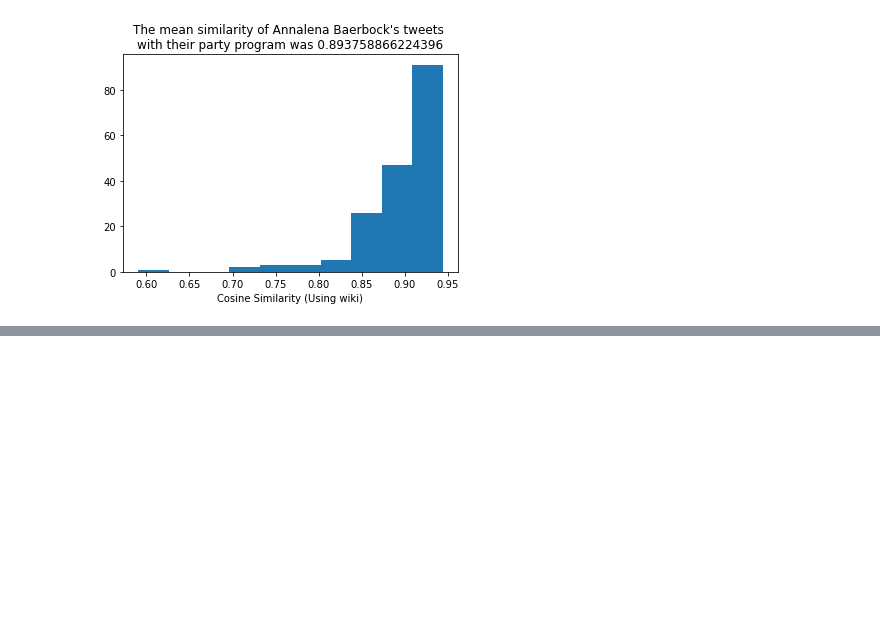
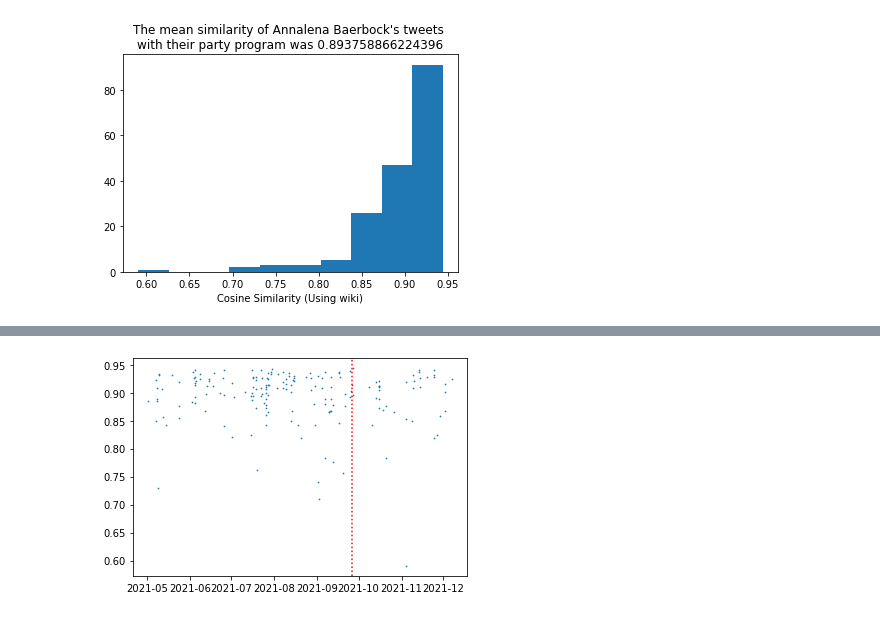
Before and after one commit to Halkenhaeusser/Data-Structures-and-Algorithms-Final-Project, a Jupyter notebook: analysis.ipynb, the cells around one changed output, grey strips where cells are left out. Saved outputs shown, nothing was run; the diff lists cells and outputs as text; code cells hidden in the pictures; blank space fills up the shorter version.

```diff
--- a/analysis.ipynb
+++ b/analysis.ipynb
@@ -173,0 +173,4 @@ plt.plot(out_df['created_at'], out_df.w2v_cosine_similarity)
+# %%
+time_series_plot(out_df_wiki, 'wiki')
+# %% [output]
+[figure, added]
```
Also changed, not shown: parts of 8 cells of this notebook, 1 other file.
